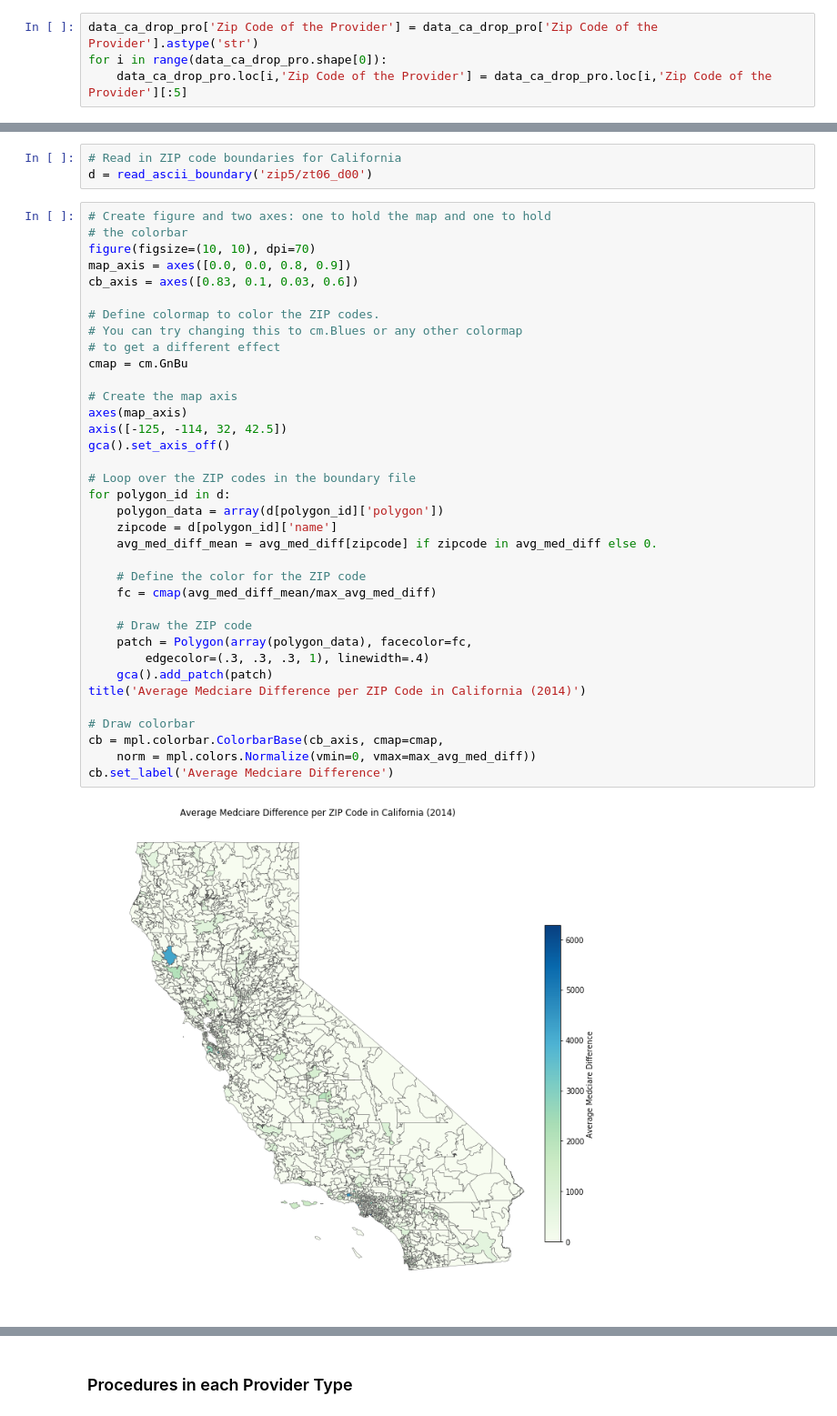
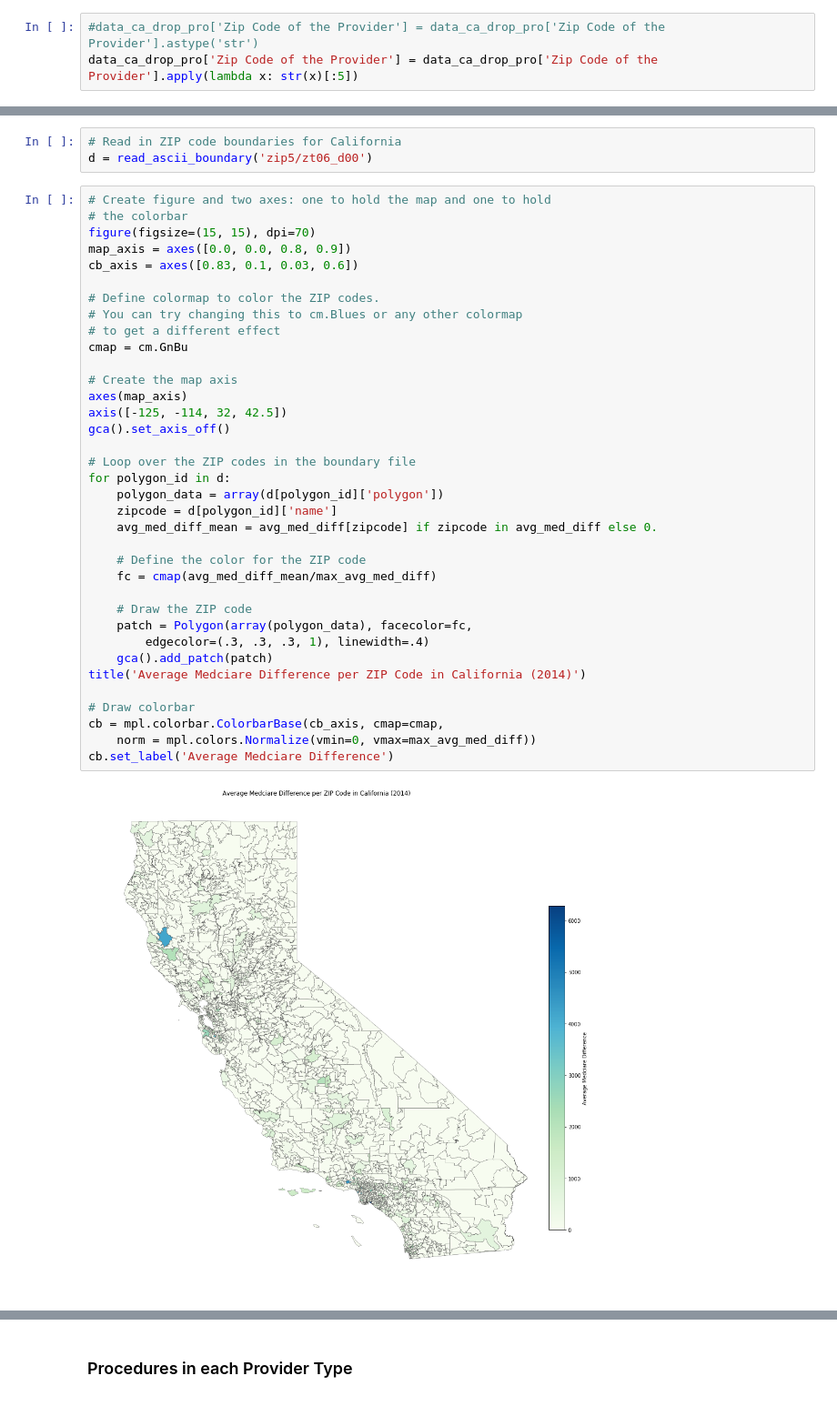
Before and after one commit to chvbs2000/SpringBoard, a Jupyter notebook: Capstone_Project1/analysis.ipynb, the cells around one changed output, grey strips where cells are left out. Shown at 91% size. Drawn from its saved outputs; the diff is of its cells as text.

```diff
--- a/Capstone_Project1/analysis.ipynb
+++ b/Capstone_Project1/analysis.ipynb
@@ -178,6 +209,5 @@ def read_ascii_boundary(filestem):
                 polygon_data[polygon_id]['polygon'].append((lon, lat))
     return polygon_data
 # %%
-data_ca_drop_pro['Zip Code of the Provider'] = data_ca_drop_pro['Zip Code of the Provider'].astype('str')
-for i in range(data_ca_drop_pro.shape[0]):
-    data_ca_drop_pro.loc[i,'Zip Code of the Provider'] = data_ca_drop_pro.loc[i,'Zip Code of the Provider'][:5]
+#data_ca_drop_pro['Zip Code of the Provider'] = data_ca_drop_pro['Zip Code of the Provider'].astype('str')
+data_ca_drop_pro['Zip Code of the Provider'] = data_ca_drop_pro['Zip Code of the Provider'].apply(lambda x: str(x)[:5])
@@ -200,38 +233,38 @@ d = read_ascii_boundary('zip5/zt06_d00')
 # %%
 # Create figure and two axes: one to hold the map and one to hold
 # the colorbar
-figure(figsize=(10, 10), dpi=70)
+figure(figsize=(15, 15), dpi=70)
 map_axis = axes([0.0, 0.0, 0.8, 0.9])
 cb_axis = axes([0.83, 0.1, 0.03, 0.6])
 
 # Define colormap to color the ZIP codes.
 # You can try changing this to cm.Blues or any other colormap
 # to get a different effect
 cmap = cm.GnBu
 
 # Create the map axis
 axes(map_axis)
 axis([-125, -114, 32, 42.5])
 gca().set_axis_off()
 
 # Loop over the ZIP codes in the boundary file
 for polygon_id in d:
     polygon_data = array(d[polygon_id]['polygon'])
     zipcode = d[polygon_id]['name']
     avg_med_diff_mean = avg_med_diff[zipcode] if zipcode in avg_med_diff else 0.
 
     # Define the color for the ZIP code
     fc = cmap(avg_med_diff_mean/max_avg_med_diff)
 
     # Draw the ZIP code
     patch = Polygon(array(polygon_data), facecolor=fc,
         edgecolor=(.3, .3, .3, 1), linewidth=.4)
     gca().add_patch(patch)
 title('Average Medciare Difference per ZIP Code in California (2014)')
 
 # Draw colorbar
 cb = mpl.colorbar.ColorbarBase(cb_axis, cmap=cmap,
     norm = mpl.colors.Normalize(vmin=0, vmax=max_avg_med_diff))
 cb.set_label('Average Medciare Difference')
 # %% [output]
-[figure, old version]
+[figure, new version]
```
Also changed, not shown: parts of 72 cells of this notebook.
